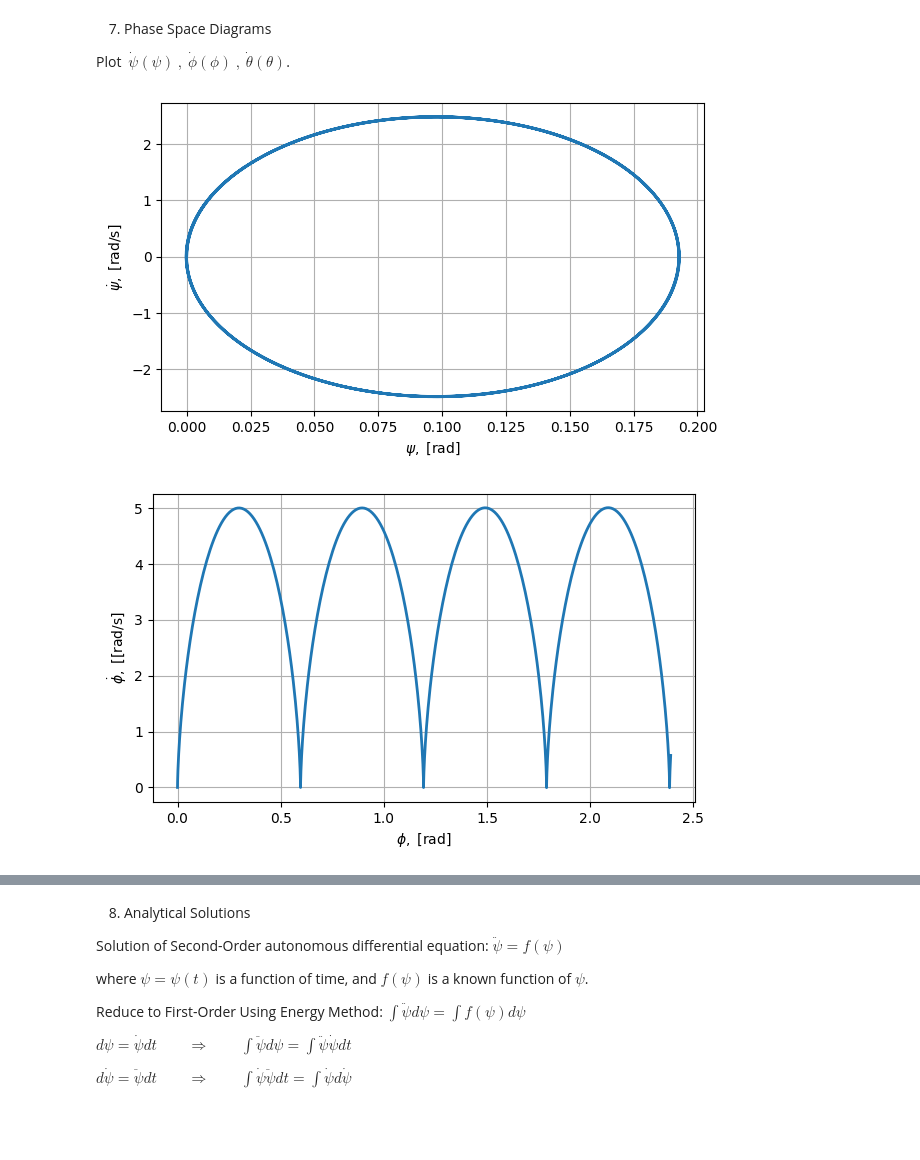
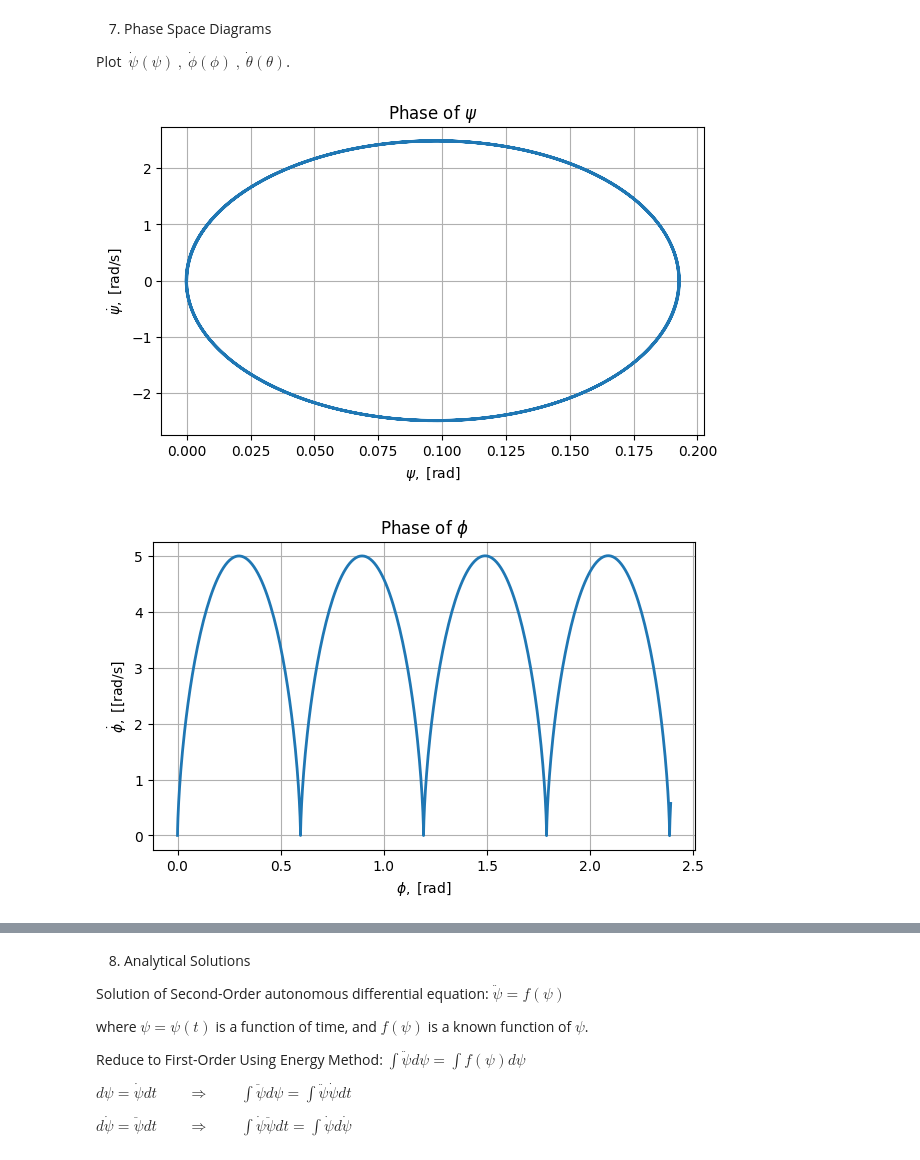
Before and after one commit to mukaxhoiel/ELAG, a Jupyter notebook: ELAG_Notebook.ipynb, the cells around one changed output, grey strips where cells are left out. Drawn from its saved outputs; the diff is of its cells as text; code cells hidden in the pictures; blank space fills up the shorter version.

```diff
--- a/ELAG_Notebook.ipynb
+++ b/ELAG_Notebook.ipynb
@@ -193,26 +193,29 @@ Plot  $\ \dot\psi(\psi)\ ,\  \dot\phi(\phi)\ ,\  \dot\theta(\theta)$.
 # %%
 # Psi plot
 plt.figure(figsize=(7,4))
 plt.plot(psi_sol, psi_dot_sol, linewidth=2)
 plt.xlabel(r'$\psi,\ [\mathrm{rad}]$')
 plt.ylabel(r'$\dot{\psi},\ [\mathrm{rad/s}]$')
+plt.title(r'Phase of $\psi$')
 plt.grid(True)
 
 # Phi plot
 plt.figure(figsize=(7,4))
 plt.plot(phi_sol, phi_dot_sol, linewidth=2)
 plt.xlabel(r'$\phi,\ [\mathrm{rad}]$')
 plt.ylabel(r'$\dot{\phi},\ [\mathrm{[rad/s}]$')
+plt.title(r'Phase of $\phi$')
 plt.grid(True)
 
 # Theta plot
 plt.figure(figsize=(7,4))
 plt.plot(theta_sol, theta_dot_sol, linewidth=2)
 plt.xlabel(r'$\theta,\ [\mathrm{rad}]$')
 plt.ylabel(r'$\dot{\theta},\ [\mathrm{rad/s}]$')
+plt.title(r'Phase of $\theta$')
 plt.grid(True)
 
 plt.show()
 # %% [output]
-[figure, old version]
+[figure, new version]
-[figure, old version]
+[figure, new version]
```
Also changed, not shown: parts of 2 cells of this notebook.
